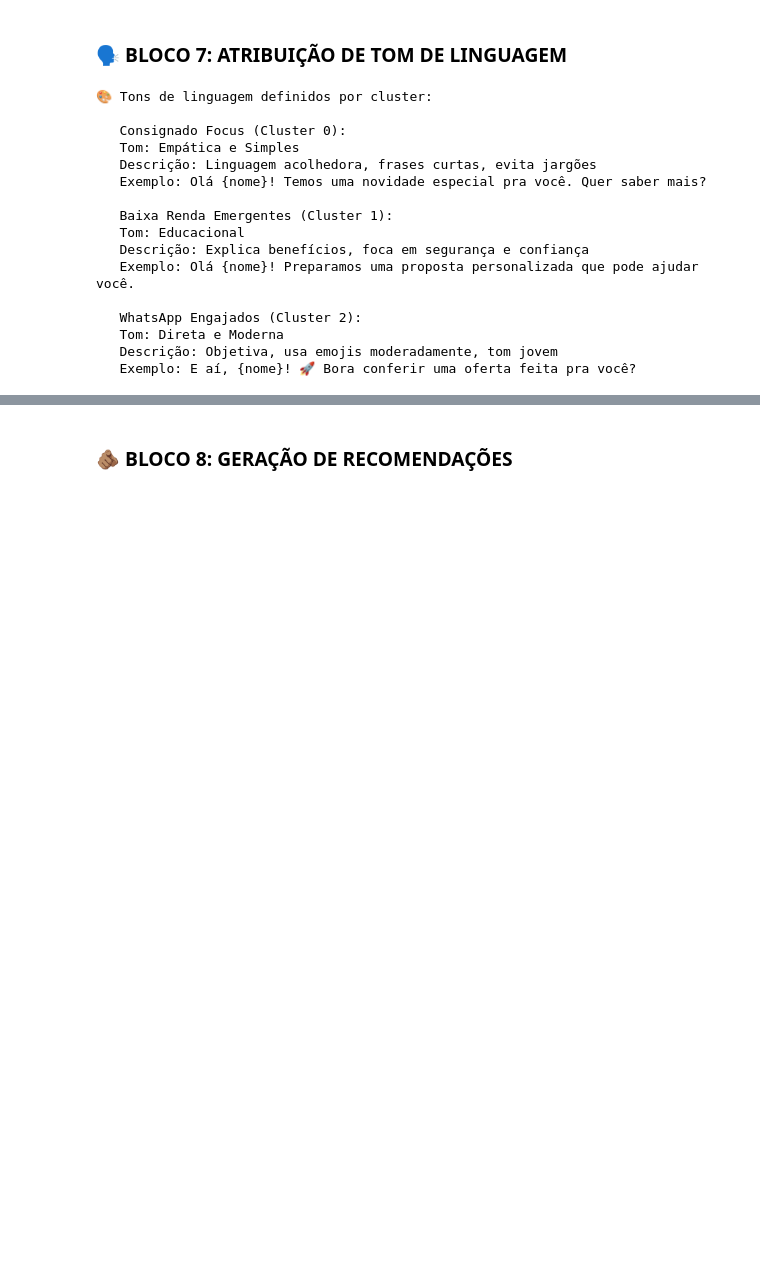
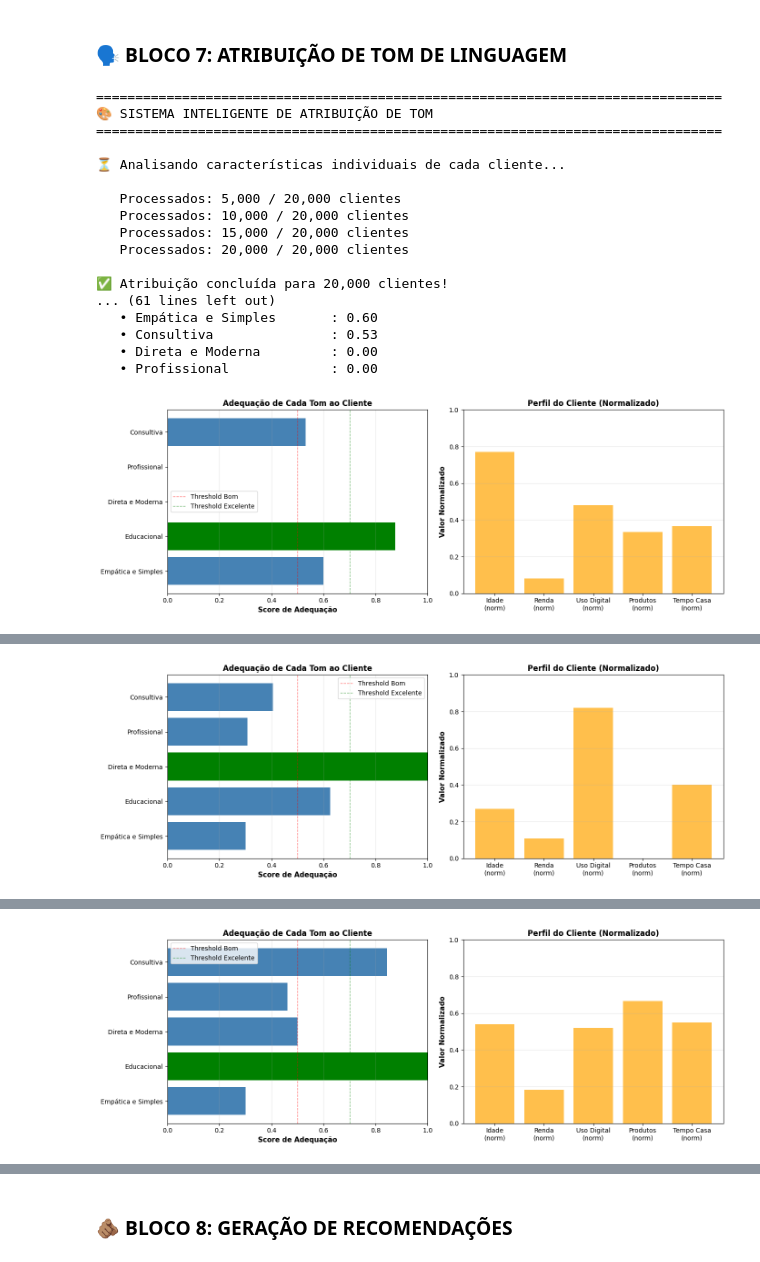
Before and after one commit to andrecini/SmartReach, a Jupyter notebook: Bmg.SmartReach.Mvp.ipynb, the cells around one changed output, grey strips where cells are left out. Drawn from its saved outputs; the diff is of its cells as text; code cells hidden in the pictures; blank space fills up the shorter version.

```diff
--- a/Bmg.SmartReach.Mvp.ipynb
+++ b/Bmg.SmartReach.Mvp.ipynb
@@ -1554,51 +2157,47 @@ Top 15 Features Mais Importantes:
 # %%
-TOM_LINGUAGEM = {}
+df = atribuir_tom_linguagem_inteligente(df, verbose=True)
+print("\n" + "="*80)
+print("✅ ATRIBUIÇÃO INTELIGENTE DE TOM CONCLUÍDA!")
+print("="*80)
 
-tons_disponiveis = [
-    {'nome': 'Empática e Simples', 'descricao': 'Linguagem acolhedora, frases curtas, evita jargões',
-     'exemplo': 'Olá {nome}! Temos uma novidade especial pra você. Quer saber mais?'},
-    {'nome': 'Educacional', 'descricao': 'Explica benefícios, foca em segurança e confiança',
-     'exemplo': 'Olá {nome}! Preparamos uma proposta personalizada que pode ajudar você.'},
-    {'nome': 'Direta e Moderna', 'descricao': 'Objetiva, usa emojis moderadamente, tom jovem',
-     'exemplo': 'E aí, {nome}! 🚀 Bora conferir uma oferta feita pra você?'},
-    {'nome': 'Profissional', 'descricao': 'Formal mas acessível, foca em vantagens financeiras',
-     'exemplo': 'Prezado(a) {nome}, identificamos uma oportunidade exclusiva para você.'},
-    {'nome': 'Consultiva', 'descricao': 'Tom de parceiro financeiro, personalizada',
-     'exemplo': 'Olá {nome}, como seu parceiro financeiro, encontramos algo interessante.'}
-]
+# Exemplos de análise individual
+print("\n\n" + "="*80)
+print("📋 EXEMPLOS DE ANÁLISE INDIVIDUAL")
+print("="*80)
 
-for cluster_id in range(k_final):
-    TOM_LINGUAGEM[cluster_id] = tons_disponiveis[cluster_id % len(tons_disponiveis)]
+# Exemplo 1: Cliente idoso com renda baixa
+exemplo1 = df[(df['idade'] >= 65) & (df['renda_mensal'] < 3000)].iloc[0]
+print("\n🔍 EXEMPLO 1: Idoso, Renda Baixa")
+analisar_tom_cliente(exemplo1, mostrar_grafico=True)
 
-def atribuir_tom_linguagem(df: pd.DataFrame) -> pd.DataFrame:
-    df = df.copy()
-    df['tom_linguagem'] = df['cluster'].map(lambda x: TOM_LINGUAGEM[x]['nome'])
-    df['tom_descricao'] = df['cluster'].map(lambda x: TOM_LINGUAGEM[x]['descricao'])
-    return df
+# Exemplo 2: Jovem digital
+exemplo2 = df[(df['idade'] < 35) & (df['uso_app'] > 15)].iloc[0]
+print("\n\n🔍 EXEMPLO 2: Jovem Digital")
+analisar_tom_cliente(exemplo2, mostrar_grafico=True)
 
-df = atribuir_tom_linguagem(df)
+# Exemplo 3: Cliente premium
+if 'e_premium' in df.columns:
+    exemplo3 = df[df['e_premium'] == 1].iloc[0]
+    print("\n\n🔍 EXEMPLO 3: Cliente Premium")
+    analisar_tom_cliente(exemplo3, mostrar_grafico=True)
 
-print("🎨 Tons de linguagem definidos por cluster:")
-for cluster_id, info in TOM_LINGUAGEM.items():
-    nome_cluster = nomes_clusters.get(cluster_id, f"Cluster {cluster_id}")
-    print(f"\n   {nome_cluster} (Cluster {cluster_id}):")
-    print(f"   Tom: {info['nome']}")
-    print(f"   Descrição: {info['descricao']}")
-    print(f"   Exemplo: {info['exemplo']}")
+print("\n\n💡 DICA: Use analisar_tom_cliente(cliente) para ver o reasoning completo!")
 # %% [output]
-🎨 Tons de linguagem definidos por cluster:
+================================================================================
+🎨 SISTEMA INTELIGENTE DE ATRIBUIÇÃO DE TOM
+================================================================================
 
-   Consignado Focus (Cluster 0):
-   Tom: Empática e Simples
-   Descrição: Linguagem acolhedora, frases curtas, evita jargões
-   Exemplo: Olá {nome}! Temos uma novidade especial pra você. Quer saber mais?
+⏳ Analisando características individuais de cada cliente...
 
-   Baixa Renda Emergentes (Cluster 1):
-   Tom: Educacional
-   Descrição: Explica benefícios, foca em segurança e confiança
-   Exemplo: Olá {nome}! Preparamos uma proposta personalizada que pode ajudar você.
+   Processados: 5,000 / 20,000 clientes
+   Processados: 10,000 / 20,000 clientes
+   Processados: 15,000 / 20,000 clientes
+   Processados: 20,000 / 20,000 clientes
 
-   WhatsApp Engajados (Cluster 2):
-   Tom: Direta e Moderna
-   Descrição: Objetiva, usa emojis moderadamente, tom jovem
-   Exemplo: E aí, {nome}! 🚀 Bora conferir uma oferta feita pra você?
+✅ Atribuição concluída para 20,000 clientes!
+... (61 lines left out)
+   • Empática e Simples       : 0.60
+   • Consultiva               : 0.53
+   • Direta e Moderna         : 0.00
+   • Profissional             : 0.00
+[figure, added]
@@ -1604,0 +2221 @@ for cluster_id, info in TOM_LINGUAGEM.items():
+[figure, added]
@@ -1604,0 +2239 @@ for cluster_id, info in TOM_LINGUAGEM.items():
+[figure, added]
```
Also changed, not shown: parts of 55 cells of this notebook, 2 other files.
